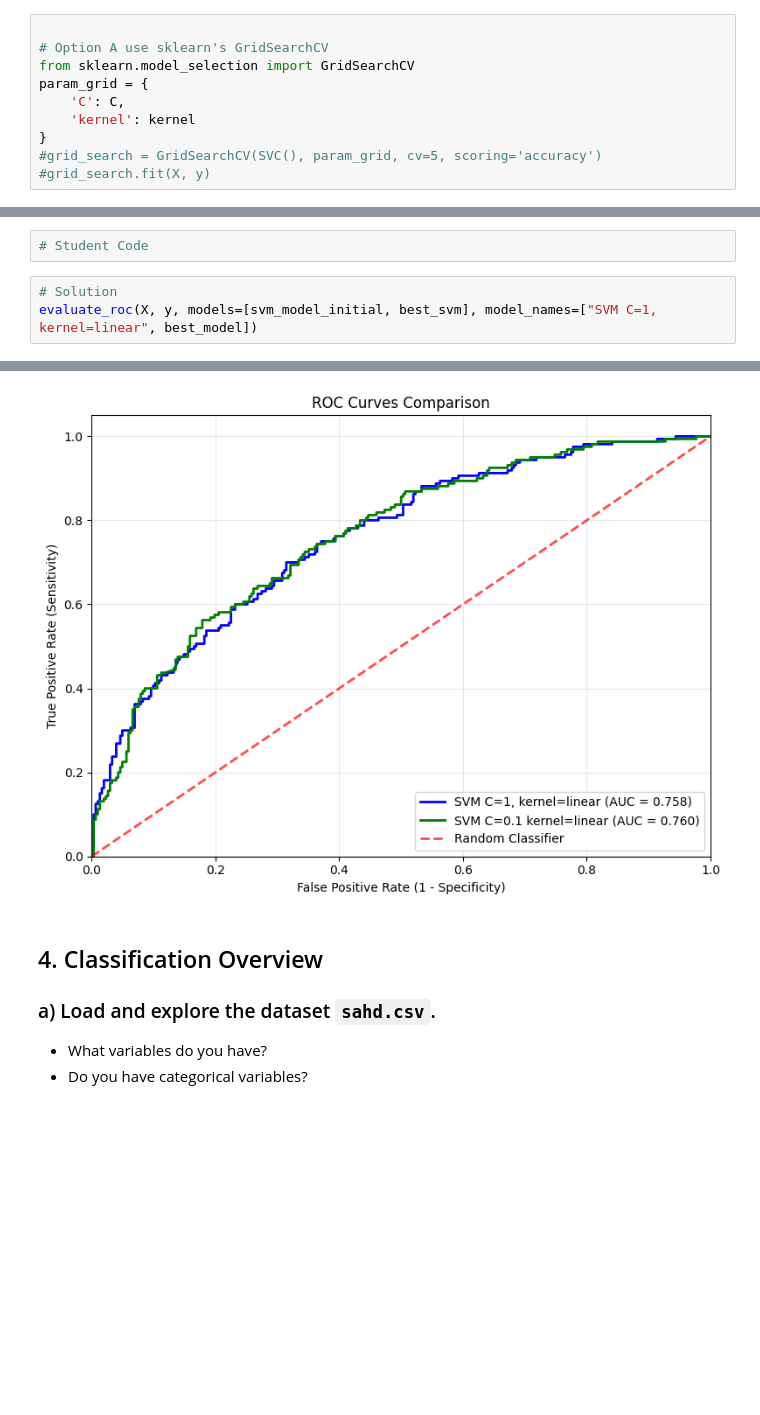
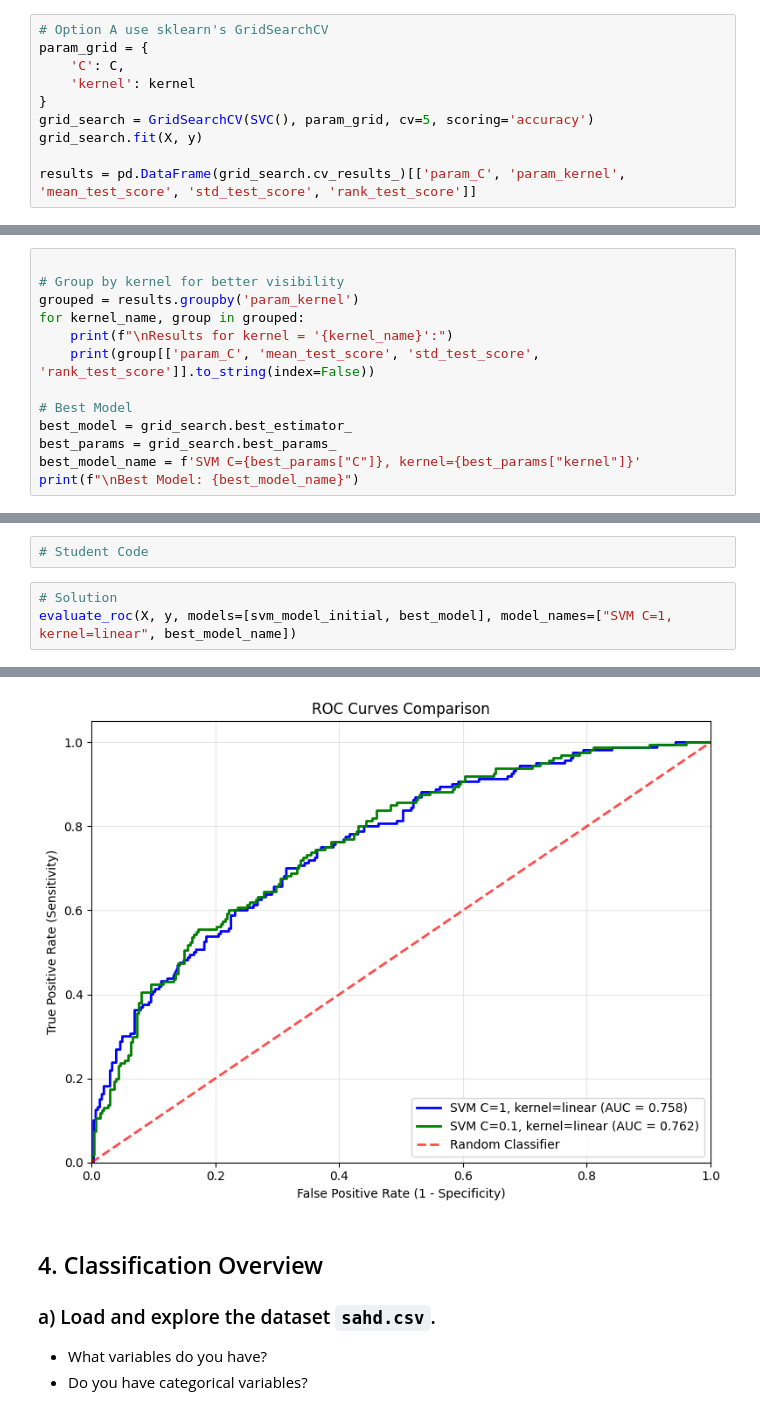
Before and after one commit to Jamoser123/PNR_Advanced_DataScience, a Jupyter notebook: 6_Classification/Exercise_5_Classification.ipynb, the cells around one changed output, grey strips where cells are left out. Drawn from its saved outputs; the diff is of its cells as text; blank space fills up the shorter version.

```diff
--- a/6_Classification/Exercise_5_Classification.ipynb
+++ b/6_Classification/Exercise_5_Classification.ipynb
@@ -530,12 +472,12 @@ SVM Accuracy: 0.7208 ± 0.0320
 C = [0.1, 0.5, 1]
 kernel = ['linear', 'rbf']
 # %%
-
 # Option A use sklearn's GridSearchCV
-from sklearn.model_selection import GridSearchCV
 param_grid = {
     'C': C,
     'kernel': kernel
 }
-#grid_search = GridSearchCV(SVC(), param_grid, cv=5, scoring='accuracy')
-#grid_search.fit(X, y)
+grid_search = GridSearchCV(SVC(), param_grid, cv=5, scoring='accuracy')
+grid_search.fit(X, y)
+
+results = pd.DataFrame(grid_search.cv_results_)[['param_C', 'param_kernel', 'mean_test_score', 'std_test_score', 'rank_test_score']]
@@ -592,0 +484,13 @@ Best model: SVM C=0.1 kernel=linear with accuracy 0.7272
+# %%
+
+# Group by kernel for better visibility
+grouped = results.groupby('param_kernel')
+for kernel_name, group in grouped:
+    print(f"\nResults for kernel = '{kernel_name}':")
+    print(group[['param_C', 'mean_test_score', 'std_test_score', 'rank_test_score']].to_string(index=False))
+
+# Best Model
+best_model = grid_search.best_estimator_
+best_params = grid_search.best_params_
+best_model_name = f'SVM C={best_params["C"]}, kernel={best_params["kernel"]}'
+print(f"\nBest Model: {best_model_name}")
@@ -653,7 +565,7 @@ Again the dataset seems to be biased towards Class 0 outcomes (no heart disease)
 # Student Code
 # %%
 # Solution
-evaluate_roc(X, y, models=[svm_model_initial, best_svm], model_names=["SVM C=1, kernel=linear", best_model])
+evaluate_roc(X, y, models=[svm_model_initial, best_model], model_names=["SVM C=1, kernel=linear", best_model_name])
 # %% [output]
 ROC-AUC PERFORMANCE
 ==================================================
@@ -667,4 +579,4 @@ SVM C=0.1 kernel=linear:
-[figure, old version]
+[figure, new version]
 # %% [markdown]
 ## 4. Classification Overview
 
```
Also changed, not shown: parts of 50 cells of this notebook, 2 other files.
